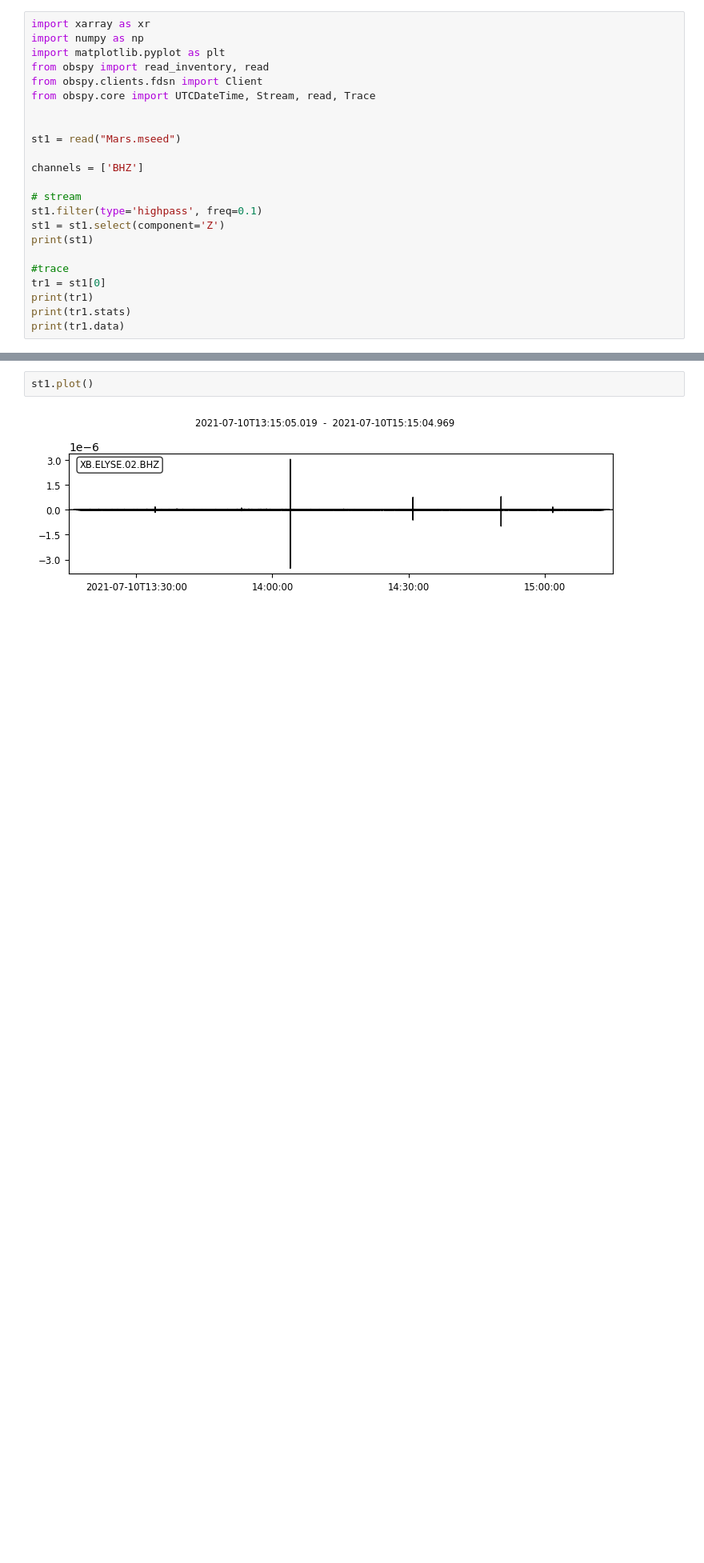
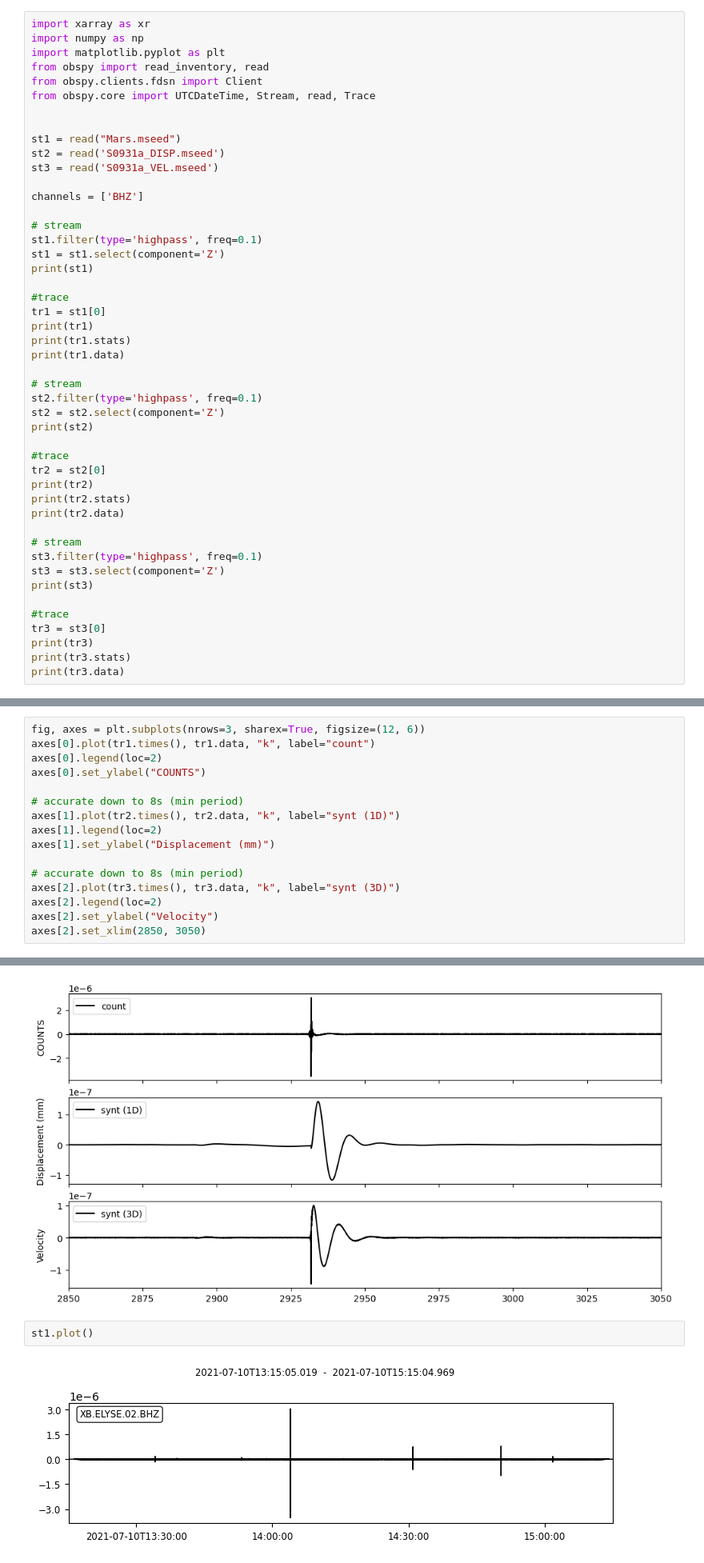
Before and after one commit to GPGN-268-archive/FP01-mars-seismo, a Jupyter notebook: PaigeWork.ipynb, the cells around one changed output, grey strips where cells are left out. Shown at 80% size. Saved outputs shown, nothing was run; the diff lists cells and outputs as text; blank space fills up the shorter version.

```diff
--- a/PaigeWork.ipynb
+++ b/PaigeWork.ipynb
@@ -8,6 +8,8 @@ from obspy.core import UTCDateTime, Stream, read, Trace
 
 
 st1 = read("Mars.mseed")
+st2 = read('S0931a_DISP.mseed')
+st3 = read('S0931a_VEL.mseed')
 
 channels = ['BHZ']
 
@@ -21,6 +23,28 @@ tr1 = st1[0]
 print(tr1)
 print(tr1.stats)
 print(tr1.data)
+
+# stream
+st2.filter(type='highpass', freq=0.1)
+st2 = st2.select(component='Z')
+print(st2)
+
+#trace
+tr2 = st2[0]
+print(tr2)
+print(tr2.stats)
+print(tr2.data)
+
+# stream
+st3.filter(type='highpass', freq=0.1)
+st3 = st3.select(component='Z')
+print(st3)
+
+#trace
+tr3 = st3[0]
+print(tr3)
+print(tr3.stats)
+print(tr3.data)
 # %% [output]
 1 Trace(s) in Stream:
 XB.ELYSE.02.BHZ | 2021-07-10T13:15:05.019000Z - 2021-07-10T15:15:04.969000Z | 20.0 Hz, 144000 samples
@@ -42,0 +66,17 @@ XB.ELYSE.02.BHZ | 2021-07-10T13:15:05.019000Z - 2021-07-10T15:15:04.969000Z | 20
+# %%
+fig, axes = plt.subplots(nrows=3, sharex=True, figsize=(12, 6))
+axes[0].plot(tr1.times(), tr1.data, "k", label="count")
+axes[0].legend(loc=2)
+axes[0].set_ylabel("COUNTS")
+
+# accurate down to 8s (min period)
+axes[1].plot(tr2.times(), tr2.data, "k", label="synt (1D)")
+axes[1].legend(loc=2)
+axes[1].set_ylabel("Displacement (mm)")
+
+# accurate down to 8s (min period)
+axes[2].plot(tr3.times(), tr3.data, "k", label="synt (3D)")
+axes[2].legend(loc=2)
+axes[2].set_ylabel("Velocity")
+axes[2].set_xlim(2850, 3050)
+# %% [output]
@@ -43,3 +84,4 @@ XB.ELYSE.02.BHZ | 2021-07-10T13:15:05.019000Z - 2021-07-10T15:15:04.969000Z | 20
+[figure, added]
 # %%
 st1.plot()
 # %% [output]
```
Also changed, not shown: parts of 8 cells of this notebook.
